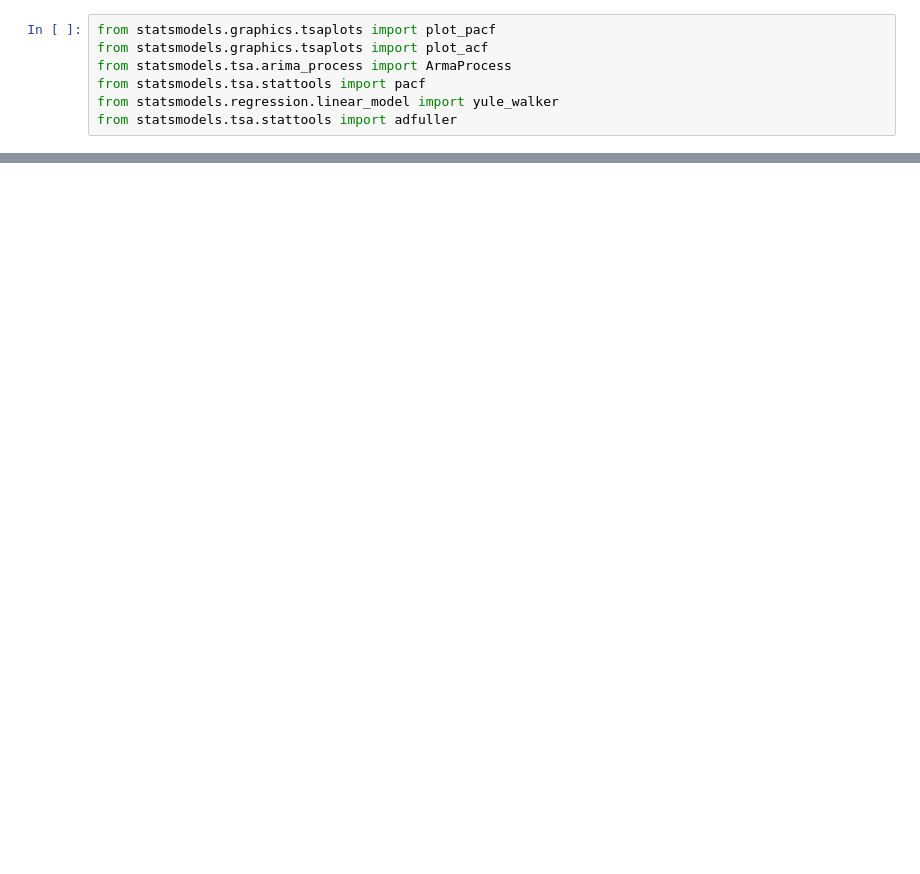
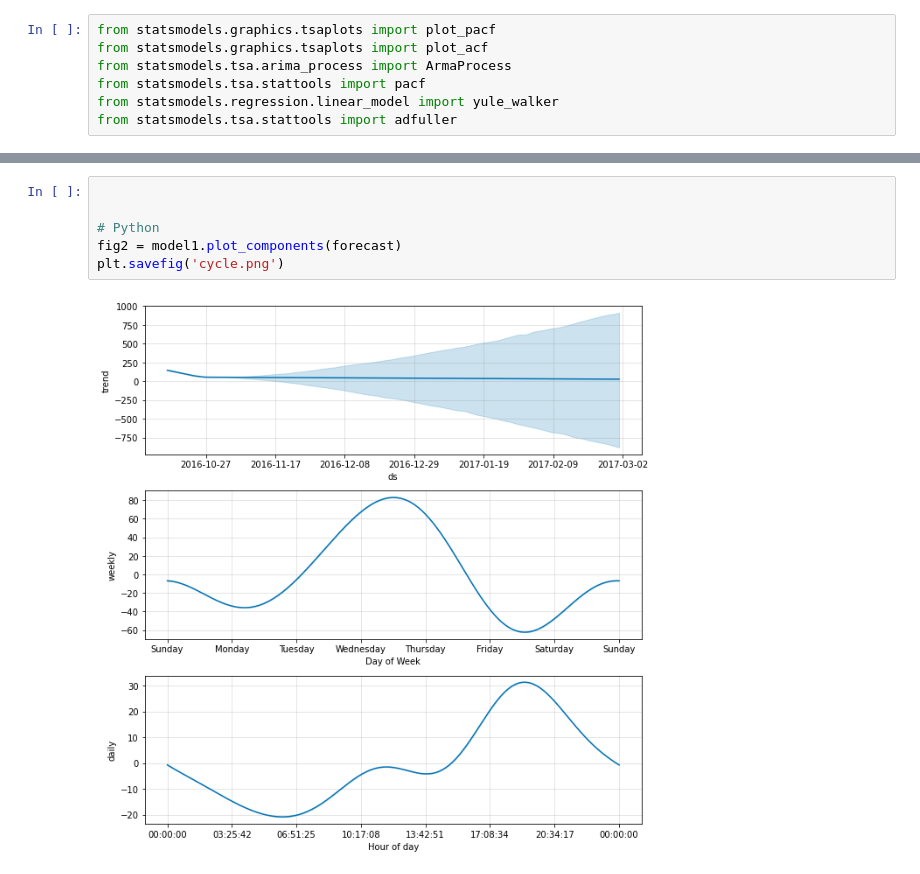
Before and after one commit to halujeff5/Beijing_Air_Quality, a Jupyter notebook: Beijing_Air_Quality.ipynb, the cells around one changed output, grey strips where cells are left out. Saved outputs shown, nothing was run; the diff lists cells and outputs as text; blank space fills up the shorter version.

```diff
--- a/Beijing_Air_Quality.ipynb
+++ b/Beijing_Air_Quality.ipynb
@@ -573,0 +600,8 @@ from statsmodels.tsa.stattools import adfuller
+# %%
+
+
+# Python
+fig2 = model1.plot_components(forecast)
+plt.savefig('cycle.png')
+# %% [output]
+[figure, added]
```
Also changed, not shown: parts of 28 cells of this notebook.
